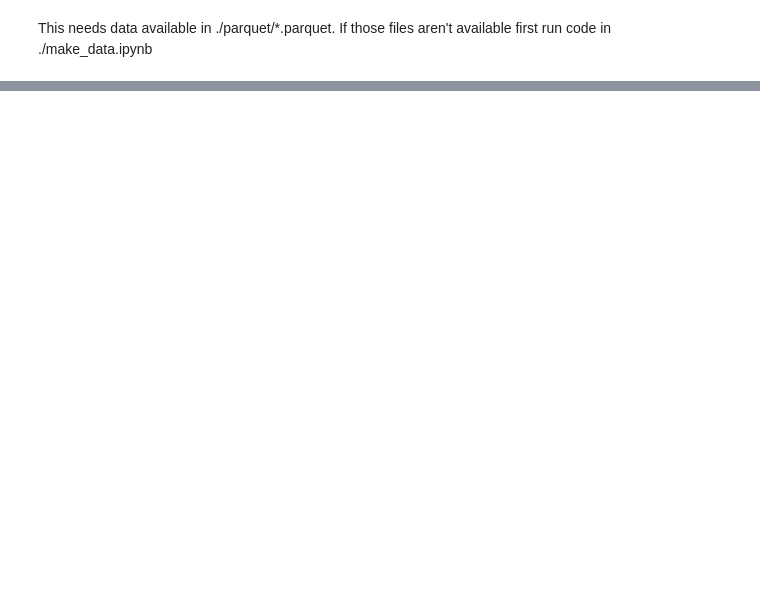
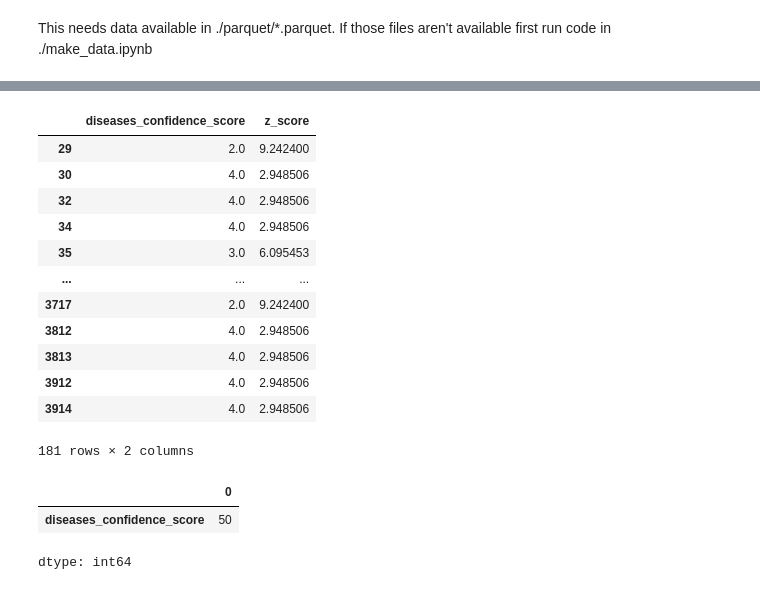
Before and after one commit to DnlRKorn/histogram_for_sept26_hackathon, a Jupyter notebook: make_hist_from_data.ipynb, the cells around one changed output, grey strips where cells are left out. Drawn from its saved outputs; the diff is of its cells as text; code cells hidden in the pictures; blank space fills up the shorter version.

```diff
--- a/make_hist_from_data.ipynb
+++ b/make_hist_from_data.ipynb
@@ -67,0 +164,2 @@ Absent Cnt:0
+# %%
+z_score = s.to_frame().apply(stats.zscore, ddof=1).abs().iloc[:, 0]
@@ -67,0 +168,22 @@ Absent Cnt:0
+# %%
+prop_vals[z_score>1]
+# %% [output]
+|  | diseases_confidence_score | z_score |
+| 29 | 2.0 | 9.242400 |
+| 30 | 4.0 | 2.948506 |
+| 32 | 4.0 | 2.948506 |
+| 34 | 4.0 | 2.948506 |
+| 35 | 3.0 | 6.095453 |
+| ... | ... | ... |
+| 3717 | 2.0 | 9.242400 |
+| 3812 | 4.0 | 2.948506 |
+| 3813 | 4.0 | 2.948506 |
+| 3912 | 4.0 | 2.948506 |
+| 3914 | 4.0 | 2.948506 |
+181 rows × 2 columns
+# %%
+(z>4).sum()
+# %% [output]
+|  | 0 |
+| diseases_confidence_score | 50 |
+dtype: int64
```
Also changed, not shown: parts of 14 cells of this notebook.
